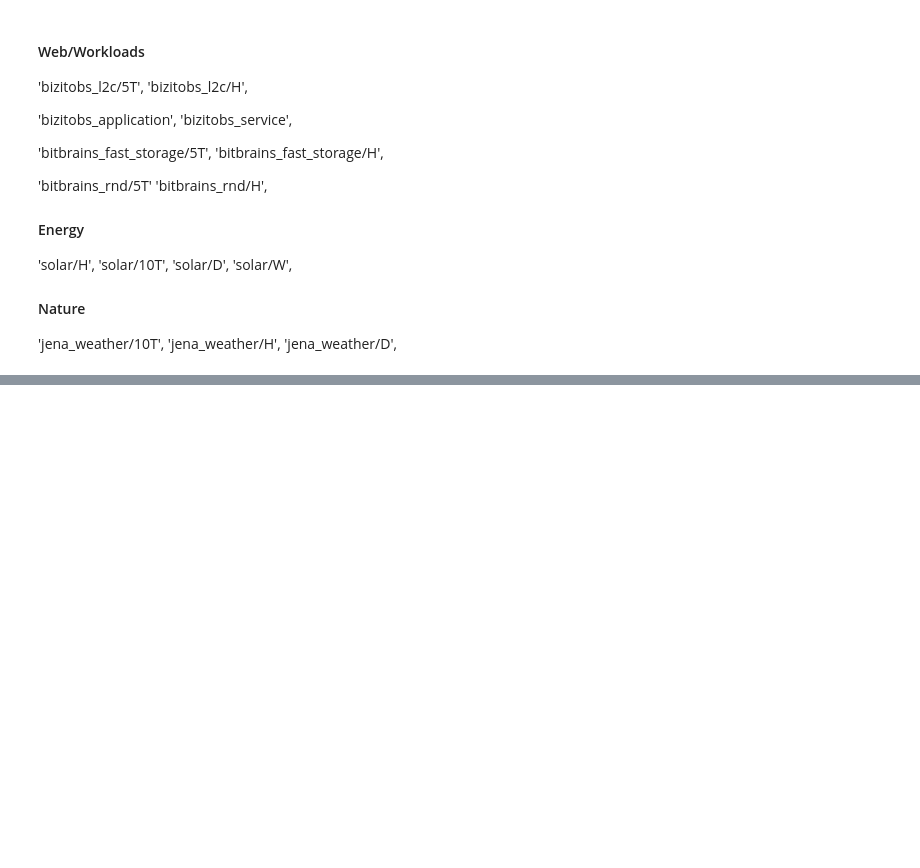
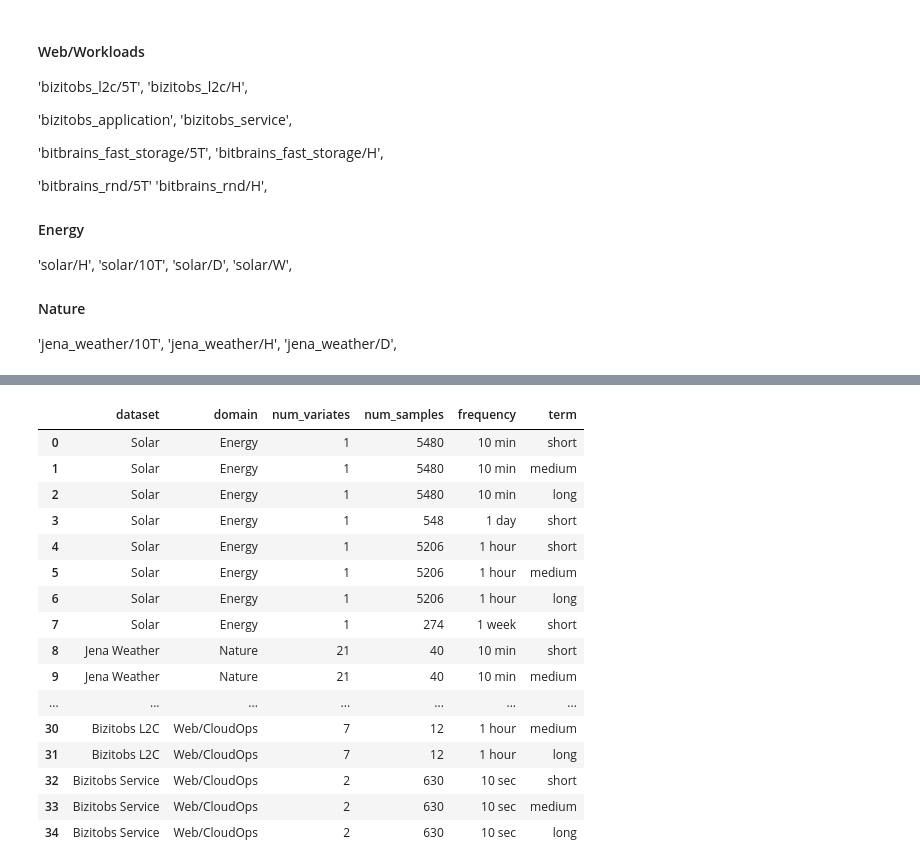
Before and after one commit to GiuliaGhisolfi/TSFM-ZeroShotEval, a Jupyter notebook: EDA.ipynb, the cells around one changed output, grey strips where cells are left out. Saved outputs shown, nothing was run; the diff lists cells and outputs as text; code cells hidden in the pictures; blank space fills up the shorter version.

Commit message:
results

```diff
--- a/EDA.ipynb
+++ b/EDA.ipynb
@@ -147,0 +150,2 @@ solar_10T.shape, solar_H.shape, solar_D.shape, solar_W.shape
+# %%
+dataset = pd.read_csv("results/timesfm/timesfm2_results.csv")[["dataset", "domain", "num_variates"]]
@@ -147,0 +214,28 @@ solar_10T.shape, solar_H.shape, solar_D.shape, solar_W.shape
+# %%
+dataset[["dataset", "frequency", "term"]] = dataset["dataset"].str.split("/", expand=True)
+# %%
+pretty_names = {
+    "jena_weather": "Jena Weather",
+    "solar": "Solar",
+    "bitbrains_fast_storage": "Bitbrains Fast Storage",
+    "bitbrains_rnd": "Bitbrains RND",
+    "bizitobs_l2c": "Bizitobs L2C",
+    "bizitobs_application": "Bizitobs Application",
+    "bizitobs_service": "Bizitobs Service",
+}
+# %%
+# organize by domain and dataset
+dataset = dataset.sort_values(["domain", "dataset", "frequency"])
+dataset = dataset.reset_index(drop=True)
+
+dataset["dataset"] = dataset["dataset"].map(pretty_names)
+dataset["frequency"] = dataset["frequency"].map({
+    "5T": "5 min",
+    "H": "1 hour",
+    "D": "1 day",
+    "W": "1 week",
+    "10T": "10 min",
+    "10S": "10 sec",
+})
+
+dataset.head()
@@ -147,0 +251,20 @@ solar_10T.shape, solar_H.shape, solar_D.shape, solar_W.shape
+# %%
+dataset
+# %% [output]
+|  | dataset | domain | num_variates | num_samples | frequency | term |
+| 0 | Solar | Energy | 1 | 5480 | 10 min | short |
+| 1 | Solar | Energy | 1 | 5480 | 10 min | medium |
+| 2 | Solar | Energy | 1 | 5480 | 10 min | long |
+| 3 | Solar | Energy | 1 | 548 | 1 day | short |
+| 4 | Solar | Energy | 1 | 5206 | 1 hour | short |
+| 5 | Solar | Energy | 1 | 5206 | 1 hour | medium |
+| 6 | Solar | Energy | 1 | 5206 | 1 hour | long |
+| 7 | Solar | Energy | 1 | 274 | 1 week | short |
+| 8 | Jena Weather | Nature | 21 | 40 | 10 min | short |
+| 9 | Jena Weather | Nature | 21 | 40 | 10 min | medium |
+| ... | ... | ... | ... | ... | ... | ... |
+| 30 | Bizitobs L2C | Web/CloudOps | 7 | 12 | 1 hour | medium |
+| 31 | Bizitobs L2C | Web/CloudOps | 7 | 12 | 1 hour | long |
+| 32 | Bizitobs Service | Web/CloudOps | 2 | 630 | 10 sec | short |
+| 33 | Bizitobs Service | Web/CloudOps | 2 | 630 | 10 sec | medium |
+| 34 | Bizitobs Service | Web/CloudOps | 2 | 630 | 10 sec | long |
```
Also changed, not shown: parts of 5 cells of this notebook, 4 other files.
